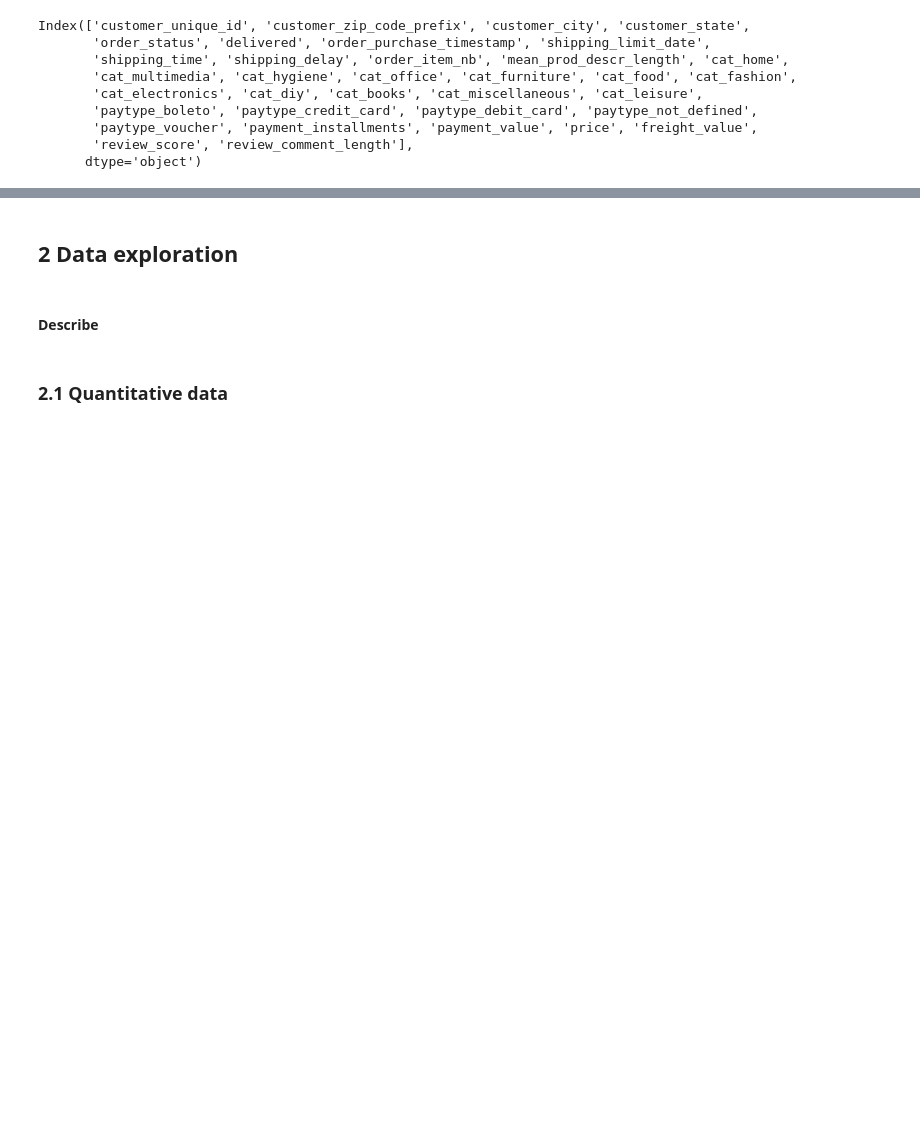
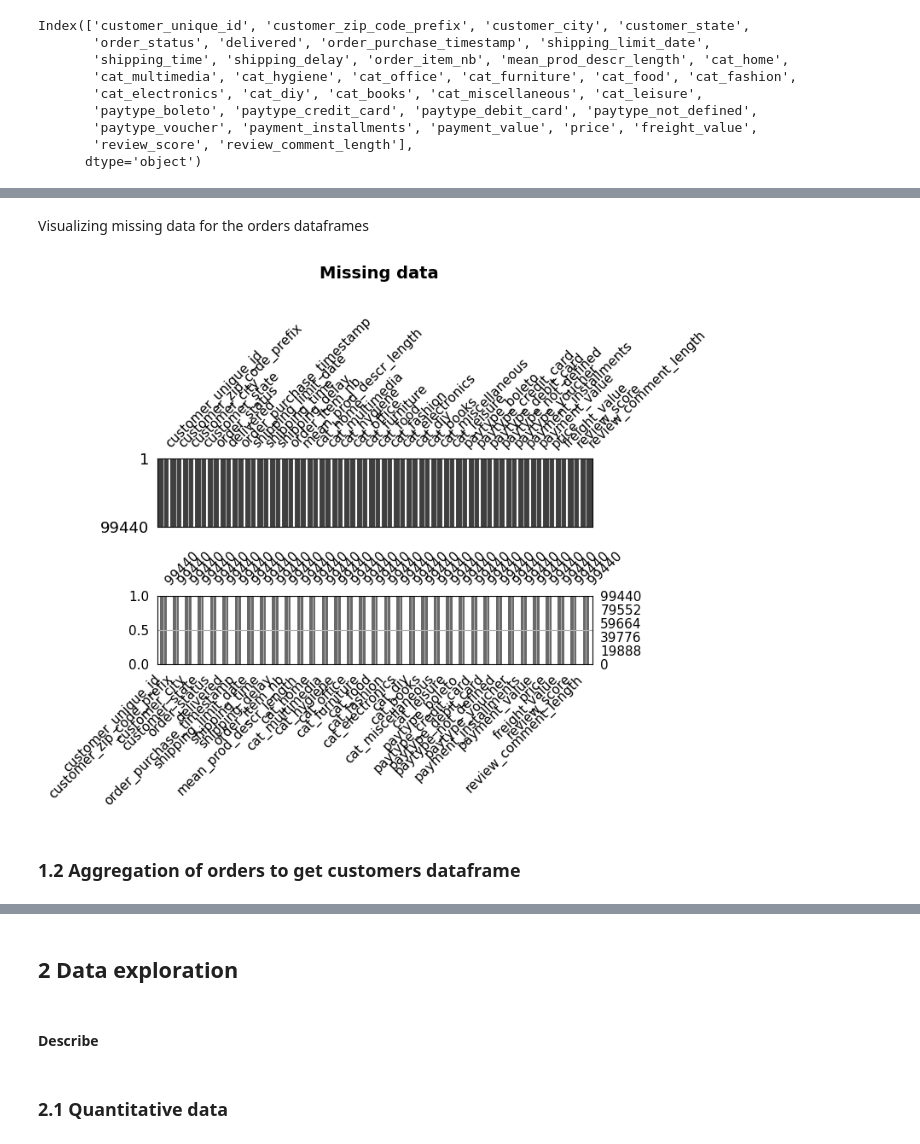
Before and after one commit to SmellyArmure/OC_DS_Project5, a Jupyter notebook: NOTEBOOKS/P5_Cleaning_EDA_2.ipynb, the cells around one changed output, grey strips where cells are left out. Cells and saved outputs as stored; diff of their text form; code cells hidden in the pictures; blank space fills up the shorter version.

Commit message:
P5_Cleaning_2 : remplissage des valeurs manquantes dans df_orders | fonction qui aggrège les clients sur une plage de temps choisie.

```diff
--- a/NOTEBOOKS/P5_Cleaning_EDA_2.ipynb
+++ b/NOTEBOOKS/P5_Cleaning_EDA_2.ipynb
@@ -193 +189,24 @@ Timedelta('6 days 09:52:10')
+# %%
+# Filling missing dates
+df_orders['shipping_limit_date'] = \
+    df_orders['shipping_limit_date'].fillna(pd.to_datetime('2020-01-01'))
+
+# Filling missing Timedeltas
+df_orders['shipping_time'] = \
+    df_orders['shipping_time'].fillna(pd.Timedelta(0))
+df_orders['shipping_delay'] = \
+    df_orders['shipping_delay'].fillna(pd.Timedelta(0))
+
+# Filling missing numerics
+cols_to_fill_to_0 = df_orders.isna().sum()[(df_orders.isna().sum()!=0)].index
+df_orders[cols_to_fill_to_0] = df_orders[cols_to_fill_to_0].fillna(0)
+# %% [markdown]
+Visualizing missing data for the orders dataframes
+# %%
+plot_export_missing(df_orders, df_orders.columns, None, "Missing data",
+                        shorten_label=False, figsize=(8,7))
+# %% [output]
+[figure, added]
+# %% [markdown]
+### 1.2 Aggregation of orders to get customers dataframe
 # %%
```
Also changed, not shown: parts of 16 cells of this notebook, 1 other file.
